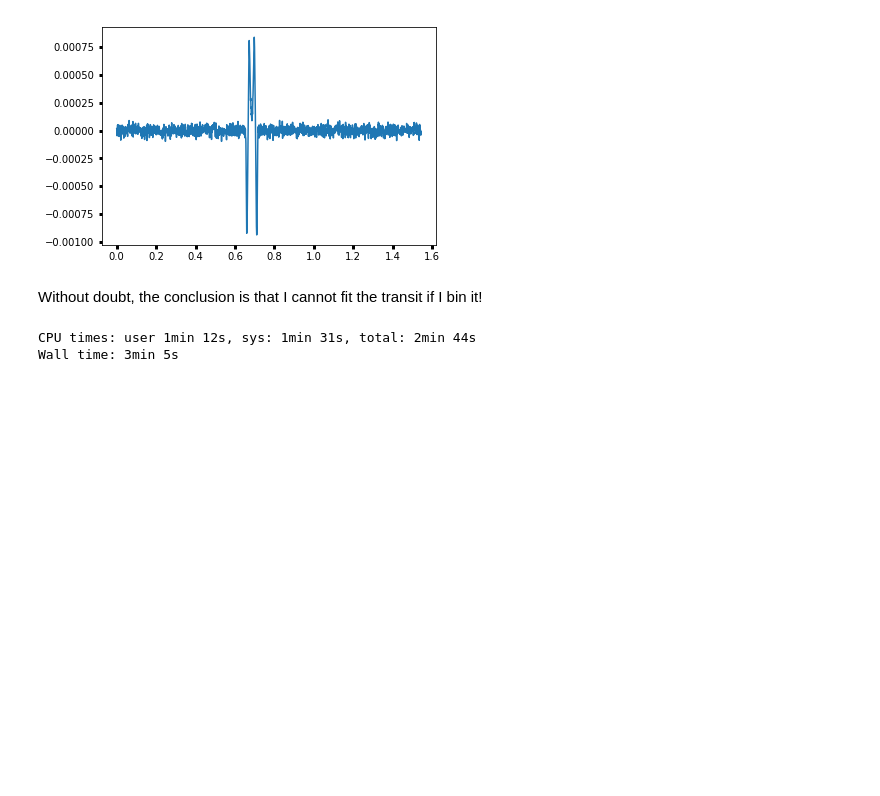
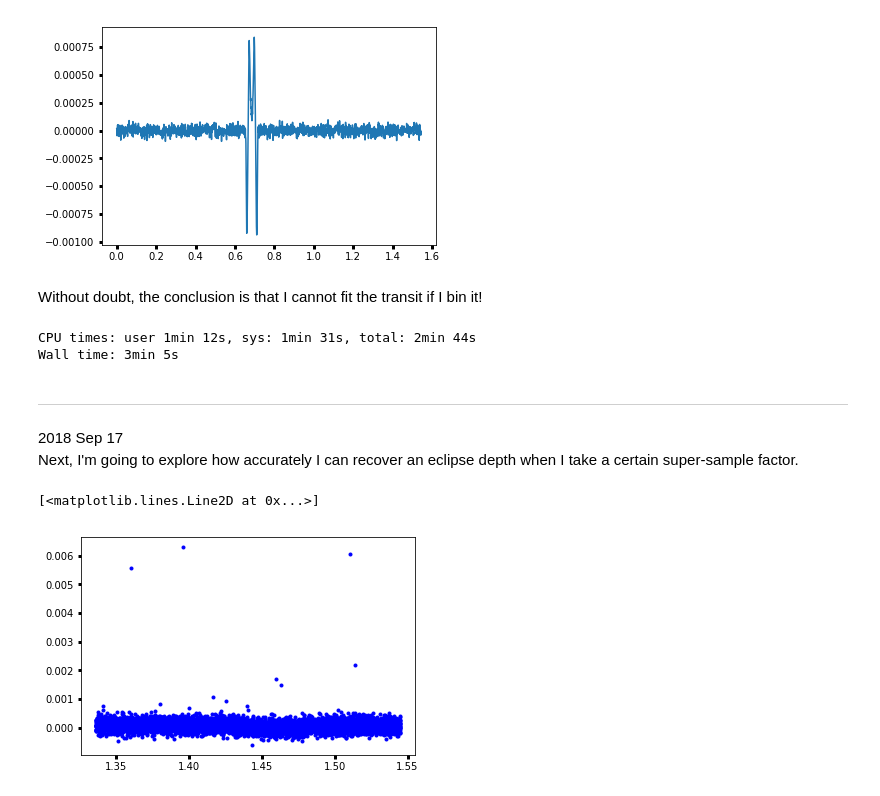
Before and after one commit to BoiseStatePlanetary/Searching-for-Variability-in-Eclipses-in-the-Kepler-Dataset, a Jupyter notebook: Experiments_in_Binning_Transits.ipynb, the cells around one changed output. Drawn from its saved outputs; the diff is of its cells as text; code cells hidden in the pictures; blank space fills up the shorter version.

Commit message:
Trying to explore the eclipse

```diff
--- a/Experiments_in_Binning_Transits.ipynb
+++ b/Experiments_in_Binning_Transits.ipynb
@@ -208,3 +208,8 @@ em = evmodel(folded_time, saved_ep, supersample_factor=10, exp_time=30./60./24.)
 # %% [output]
 CPU times: user 1min 12s, sys: 1min 31s, total: 2min 44s
 Wall time: 3min 5s
+# %% [markdown]
+---
+# %% [markdown]
+2018 Sep 17<br>
+Next, I'm going to explore how accurately I can recover an eclipse depth when I take a certain super-sample factor.
@@ -210,0 +244,22 @@ Wall time: 3min 5s
+# %%
+unbinned_noise = 170e-6 # based on Analysis_of_Kepler76b.ipynb as of 2018 Sep 11
+
+# Take only the eclipse portion
+TE = saved_ep.T0 + 0.5*saved_ep.per
+dur = transit_duration(saved_ep)
+ind = np.abs(folded_time - TE) < 2.*dur
+
+time = folded_time[ind]
+data = filtered_flux[ind]
+
+synthetic_eclipse = make_eclipse(folded_time, saved_ep.T0, saved_ep.a, saved_ep.p, inc)
+noisy_synthetic_eclipse = synthetic_eclipse + normal(size=synthetic_transit.size, scale=unbinned_noise)
+
+binned_time_synthetic_transit, noisy_binned_synthetic_transit, binned_err_synthetic_transit =\
+    bindata(folded_time, noisy_synthetic_transit, binsize=binsize)
+
+plt.plot(folded_time, noisy_synthetic_transit, 'b.')
+plt.plot(binned_time_synthetic_transit, noisy_binned_synthetic_transit, 'r.')
+# %% [output]
+[<matplotlib.lines.Line2D at 0x...>]
+[figure, added]
```
Also changed, not shown: parts of 1 cell of this notebook.
